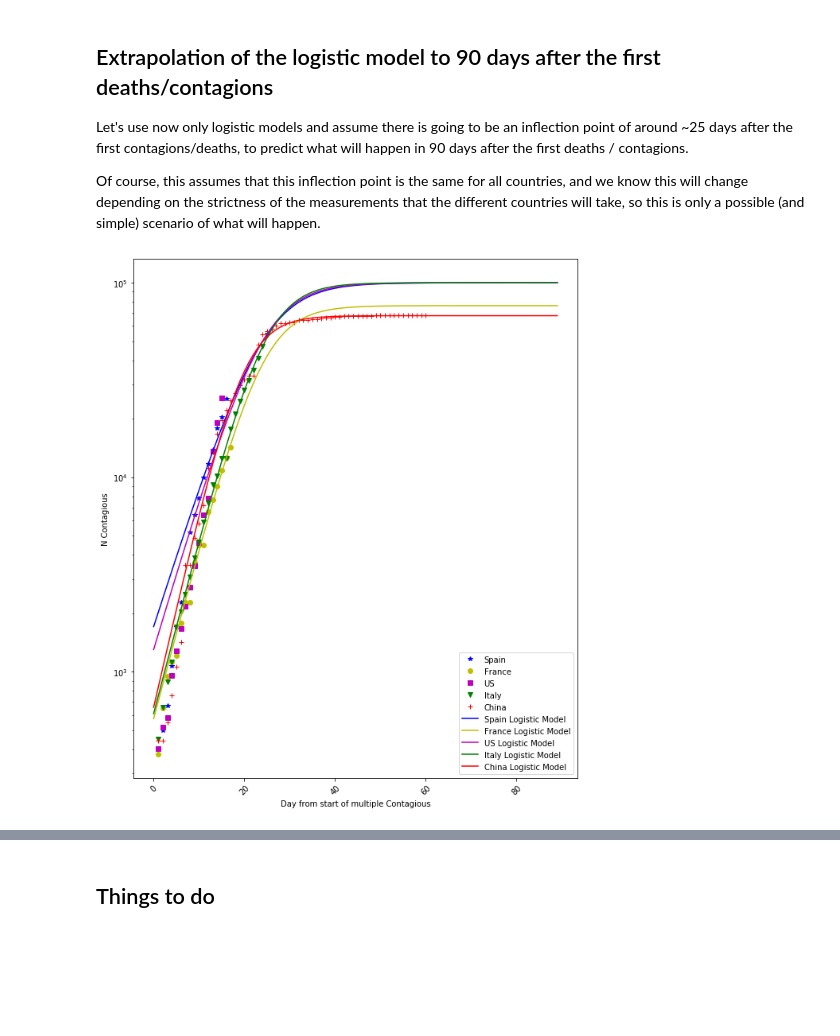
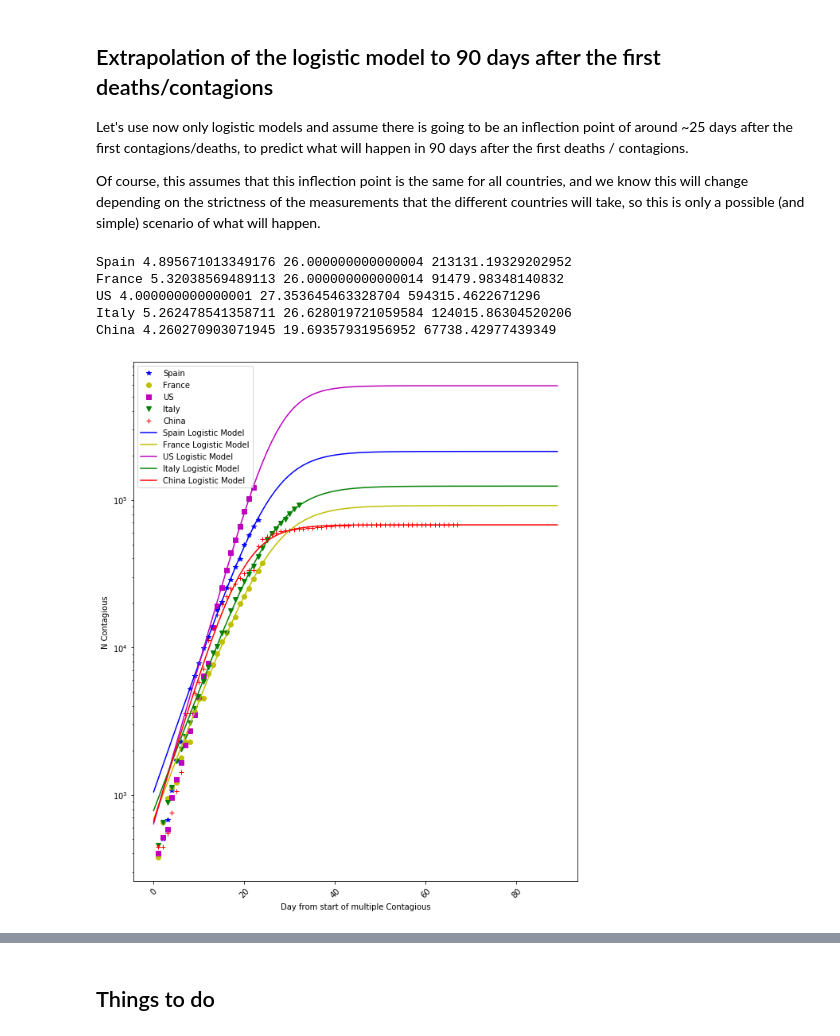
Before and after one commit to bascaso/bego.ascaso.work-gmail.com, a Jupyter notebook: infected_deaths_time_normalized.ipynb, the cells around one changed output, grey strips where cells are left out. Drawn from its saved outputs; the diff is of its cells as text; code cells hidden in the pictures; blank space fills up the shorter version.

Commit message:
update with data 29/03

```diff
--- a/infected_deaths_time_normalized.ipynb
+++ b/infected_deaths_time_normalized.ipynb
@@ -15,5 +26,5 @@ The data comes from here: https://github.com/CSSEGISandData/COVID-19/
 # %%
-df_confirmed=pd.read_csv('COVID-19/csse_covid_19_data/csse_covid_19_time_series/time_series_19-covid-Confirmed.csv')
+df_confirmed=pd.read_csv('COVID-19/csse_covid_19_data/csse_covid_19_time_series/time_series_covid19_confirmed_global.csv')
 df_confirmed.head()
 # %% [output]
 |  | Province/State | Country/Region | Lat | Long | 1/22/20 | 1/23/20 | 1/24/20 | 1/25/20 | 1/26/20 | ... |
@@ -52,7 +75,7 @@ df_dead.loc[df_dead.index=='WholeUS','Country/Region']='WholeUS'
 # %%
 def select_countries(df):
     df = df[(df['Country/Region']=='Spain') | (df['Country/Region']=='Italy') |
-                            ((df['Country/Region']=='France') & (df['Province/State']=='France'))
+                            ((df['Country/Region']=='France') & (df['Province/State'].isnull()))
                             |((df['Country/Region']=='China') & (df['Province/State']=='Hubei')) |
            (df['Country/Region']=='WholeUS')]
     return df
@@ -68,7 +91,7 @@ def prepare_dataframe(df,label='contagious'):
         nitaly=34
         nus=44
     if label=='death':
-        nspain=44
+        nspain=43
         nfrance=44
         nitaly=35
         nus=44
@@ -217,29 +240,38 @@ def plot_extrapolated_logistic_model(df,label='Contagious',inflexion=25):
 
     xxS = np.array(df['DayStartSpain'][df['DayStartSpain']>0])
     yyS = np.array(df['Spain'][df['DayStartSpain']>0])
-    popt, pcov = curve_fit(logistic_model, xxS, yyS, bounds=([4,inflexion-1,100], [10., inflexion+1, 100000.]))
+    popt, pcov = curve_fit(logistic_model, xxS, yyS, bounds=([4,inflexion-1,100], [10., inflexion+1, 1000000.]))
+#    popt, pcov = curve_fit(logistic_model, xxS, yyS, bounds=([4,1,100], [10., 100, 1000000.]))
     plt.plot(xxPredictions, logistic_model(xxPredictions, popt[0],popt[1],popt[2]), 'b-')
+    print('Spain',popt[0],popt[1],popt[2])
 
     xxF = np.array(df['DayStartFrance'][df['DayStartFrance']>0])
     yyF = np.array(df['France'][df['DayStartFrance']>0])
     popt, pcov = curve_fit(logistic_model, xxF, yyF, bounds=([4,inflexion-1,100], [10., inflexion+1, 100000.]))
+#    popt, pcov = curve_fit(logistic_model, xxF, yyF, bounds=([4,1,100], [10., 100, 100000.]))
     plt.plot(xxPredictions, logistic_model(xxPredictions, popt[0],popt[1],popt[2]), 'y-')#
+    print('France',popt[0],popt[1],popt[2])
 
     xxW = np.array(df['DayStartUS'][df['DayStartUS']>0])
     yyW = np.array(df['WholeUS'][df['DayStartUS']>0])
-    popt, pcov = curve_fit(logistic_model, xxW, yyW, bounds=([4,inflexion-1,100], [10., inflexion+1, 100000.]))
+    popt, pcov = curve_fit(logistic_model, xxW, yyW, bounds=([4,inflexion-1,100], [10., inflexion+1, 1000000.]))
+#    popt, pcov = curve_fit(logistic_model, xxW, yyW, bounds=([4,1,100], [10.,100, 1000000.]))
     plt.plot(xxPredictions, logistic_model(xxPredictions, *popt), 'm-')#
-
+    print('US',popt[0],popt[1],popt[2])
 
     xxI = np.array(df['DayStartItaly'][df['DayStartItaly']>0])
     yyI = np.array(df['Italy'][df['DayStartItaly']>0])
-    popt, pcov = curve_fit(logistic_model, xxI, yyI, bounds=([4,inflexion-1,100], [10., inflexion+1, 100000.]))
+    popt, pcov = curve_fit(logistic_model, xxI, yyI, bounds=([4,inflexion-1,100], [10., inflexion+1, 1000000.]))
+#    popt, pcov = curve_fit(logistic_model, xxI, yyI, bounds=([4,1,100], [10., 100, 1000000.]))
     plt.plot(xxPredictions, logistic_model(xxPredictions, popt[0],popt[1],popt[2]), 'g-')#
+    print('Italy',popt[0],popt[1],popt[2])
 
     xxC = np.array(df['DayStartChina'])
     yyC = np.array(df['China'])
     popt, pcov = curve_fit(logistic_model, xxC, yyC, bounds=([4,10,100], [10., 100, 100000.]))
+#    popt, pcov = curve_fit(logistic_model, xxC, yyC, bounds=([4,1,100], [10., 100, 100000.]))
     plt.plot(xxPredictions, logistic_model(xxPredictions, popt[0],popt[1],popt[2]), 'r-')#
+    print('China',popt[0],popt[1],popt[2])
 
     ax.set_yscale('log')
     plt.xticks(rotation=45)
@@ -249,7 +281,12 @@ def plot_extrapolated_logistic_model(df,label='Contagious',inflexion=25):
     plt.ylabel('N '+label)
     plt.show()
 # %%
-plot_extrapolated_logistic_model(df_contag,label='Contagious',inflexion=25)
+plot_extrapolated_logistic_model(df_contag,label='Contagious',inflexion=27)
 # %% [output]
+Spain 4.895671013349176 26.000000000000004 213131.19329202952
+France 5.32038569489113 26.000000000000014 91479.98348140832
+US 4.000000000000001 27.353645463328704 594315.4622671296
+Italy 5.262478541358711 26.628019721059584 124015.86304520206
+China 4.260270903071945 19.69357931956952 67738.42977439349
-[figure, old version]
+[figure, new version]
 # %%
```
Also changed, not shown: parts of 12 cells of this notebook.
